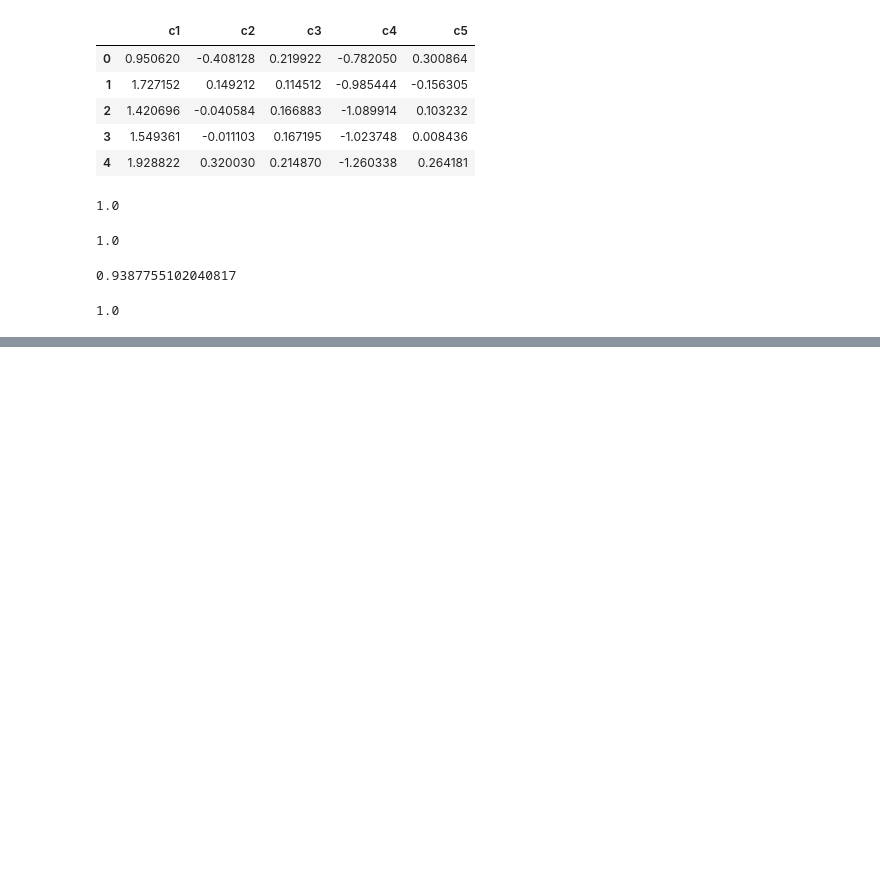
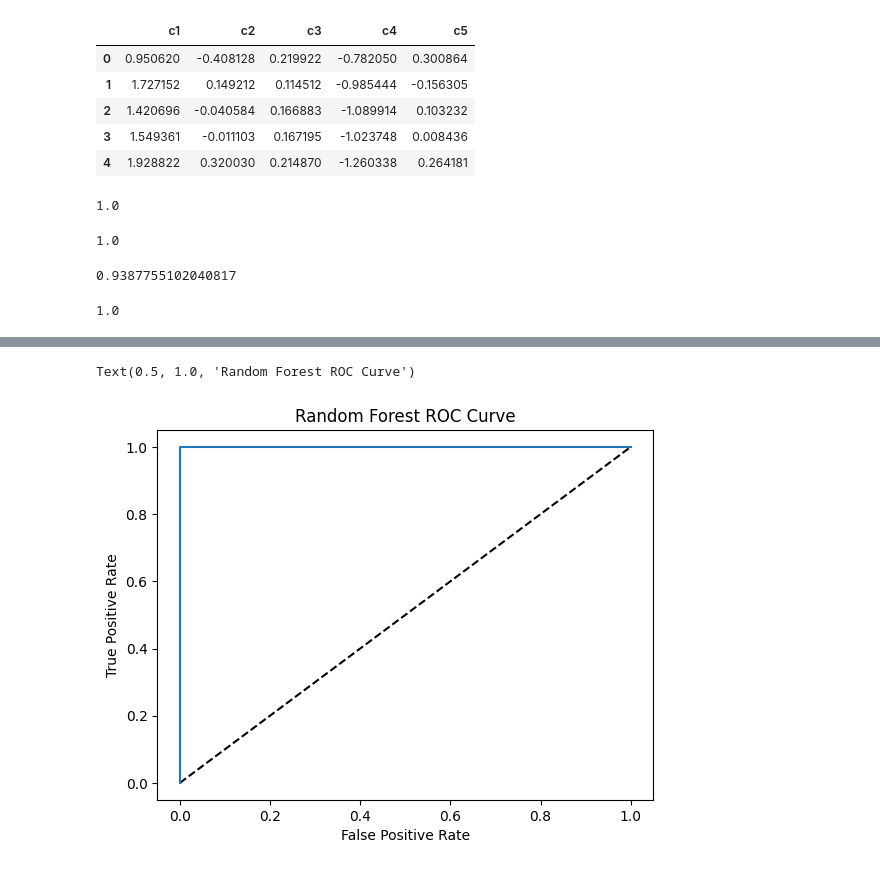
Before and after one commit to EternoSeeker/Technical-Seminar, a Jupyter notebook: parkinsons3.ipynb, the cells around one changed output, grey strips where cells are left out. Drawn from its saved outputs; the diff is of its cells as text; code cells hidden in the pictures; blank space fills up the shorter version.

```diff
--- a/parkinsons3.ipynb
+++ b/parkinsons3.ipynb
@@ -143,0 +204,12 @@ print(knn.score(x_test, y_test))
+# %%
+#random forest ROC-AUC curve
+y_pred_prob = rf.predict_proba(x_test)[:,1]
+fpr,tpr,thresholds = roc_curve(y_test,y_pred_prob)
+plt.plot([0,1],[0,1],'k--')
+plt.plot(fpr,tpr,label='Random Forest')
+plt.xlabel('False Positive Rate')
+plt.ylabel('True Positive Rate')
+plt.title('Random Forest ROC Curve')
+# %% [output]
+Text(0.5, 1.0, 'Random Forest ROC Curve')
+[figure, added]
```
Also changed, not shown: parts of 6 cells of this notebook.
